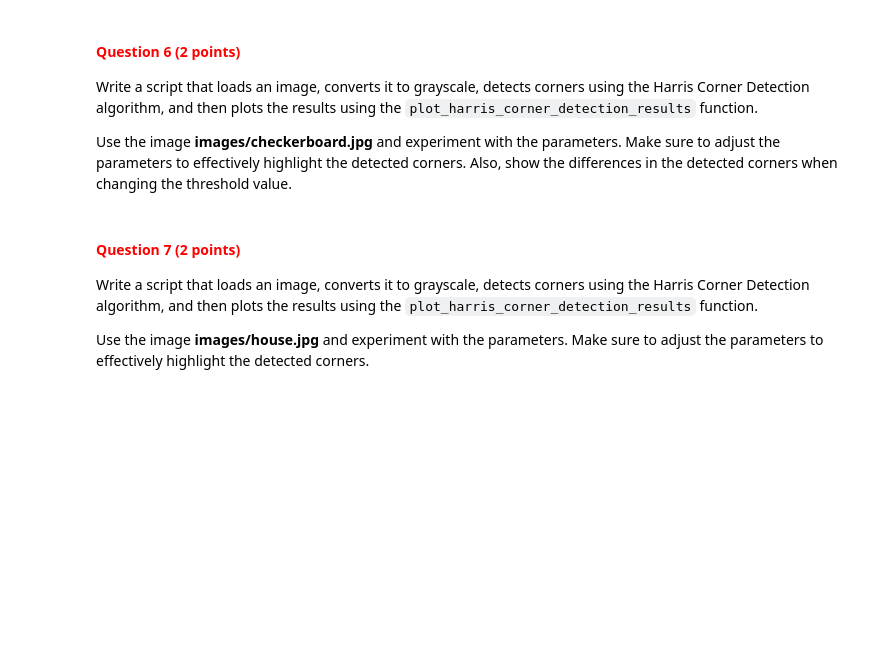
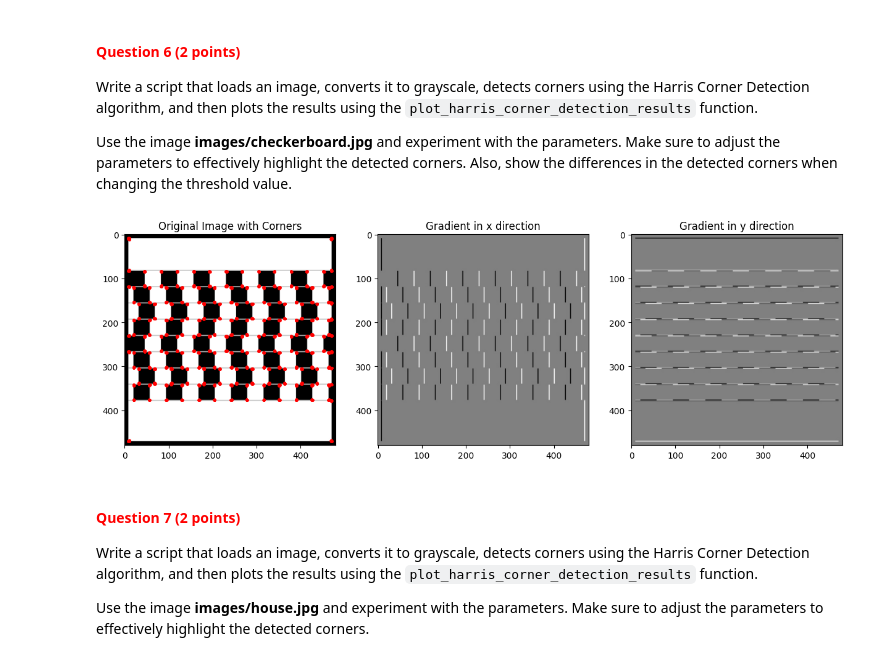
Before and after one commit to pedrocurvo/cv1-group52, a Jupyter notebook: Lab3/13209701_15127206_15713725.ipynb, the cells around one changed output. Saved outputs shown, nothing was run; the diff lists cells and outputs as text; code cells hidden in the pictures; blank space fills up the shorter version.

```diff
--- a/Lab3/13209701_15127206_15713725.ipynb
+++ b/Lab3/13209701_15127206_15713725.ipynb
@@ -301,7 +298,9 @@ def compute_gradient_y(grayscale_image):
         gradient_y: A numpy array representing the gradient of the image in the y direction.
     """
 
-    # YOUR CODE HERE
+    # Compute gradient in the y direction by convolving with Gd
+    Gd = np.array([[-1], [0], [1]])
+    gradient_y = scipy.signal.convolve2d(grayscale_image, Gd, mode='same')
 
     return gradient_y
 # %% [markdown]
@@ -329,7 +328,19 @@ def harris_corner_detector(normalized_image, sigma, threshold):
         columns: The indices of the columns of detected corner points.
     """
 
-    # YOUR CODE HERE
+    x_gradient = compute_gradient_x(normalized_image)
+    y_gradient = compute_gradient_y(normalized_image)
+
+    # Compute A
+    A = gaussian_filter(x_gradient ** 2, sigma)
+    B = gaussian_filter(x_gradient * y_gradient, sigma)
+    C = gaussian_filter(y_gradient ** 2, sigma)
+
+    # Compute the Harris response
+    harris_response = A * C - B ** 2 - 0.04 * (A + C) ** 2
+
+    # Find the corner points
+    rows, columns = np.where(harris_response > threshold)
 
     return harris_response, rows, columns
 # %% [markdown]
@@ -352,7 +363,21 @@ def plot_harris_corner_detection_results(normalized_image, harris_response, rows
         None. Displays the plots.
     """
 
-    # YOUR CODE HERE
+    fig, axs = plt.subplots(1, 3, figsize=(15, 5))
+    axs[0].imshow(normalized_image, cmap='gray')
+    axs[0].scatter(columns, rows, s=5, c='r')
+    axs[0].set_title('Original Image with Corners')
+
+    x_gradient = compute_gradient_x(normalized_image)
+    y_gradient = compute_gradient_y(normalized_image)
+
+    axs[1].imshow(x_gradient, cmap='gray')
+    axs[1].set_title('Gradient in x direction')
+
+    axs[2].imshow(y_gradient, cmap='gray')
+    axs[2].set_title('Gradient in y direction')
+
+    plt.show()
 # %% [markdown]
 <a id="question-6"></a>
 #### <font color='#FF0000'>Question 6 (2 points)</font>
@@ -365,3 +388,9 @@ Use the image **images/checkerboard.jpg** and experiment with the parameters. Ma
+# %%
+normalized_image = convert_image_to_grayscale('images/checkerboard.jpg')
+harris_response, rows, columns = harris_corner_detector(normalized_image, sigma=1, threshold=0.01)
+plot_harris_corner_detection_results(normalized_image, harris_response, rows, columns)
+# %% [output]
+[figure, added]
 # %% [markdown]
 <a id="question-7"></a>
 #### <font color='#FF0000'>Question 7 (2 points)</font>
```
Also changed, not shown: parts of 6 cells of this notebook.
